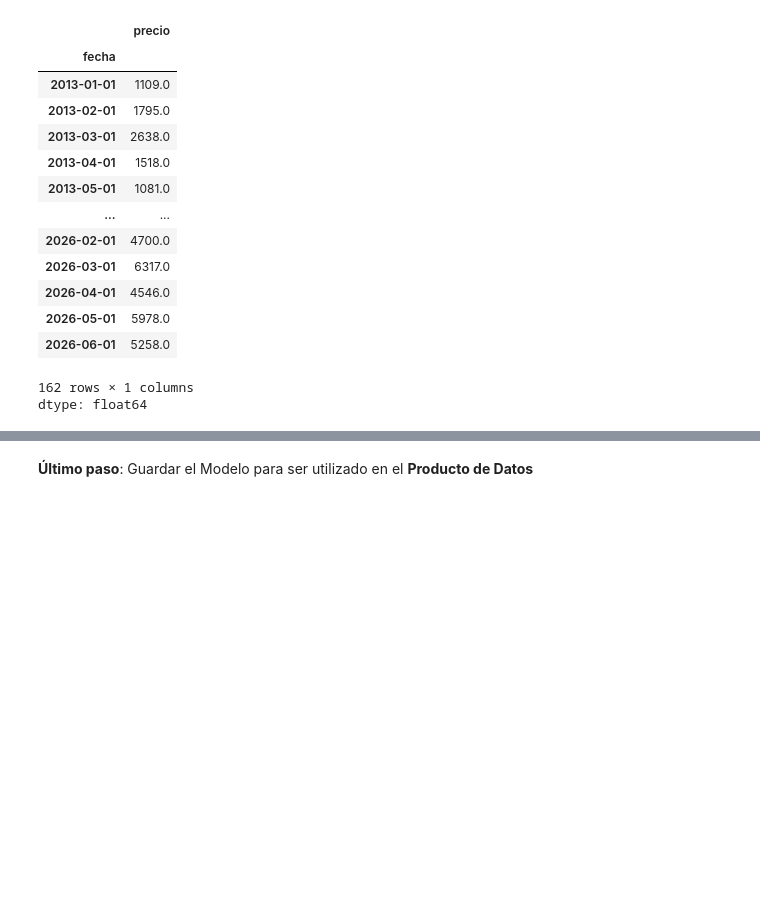
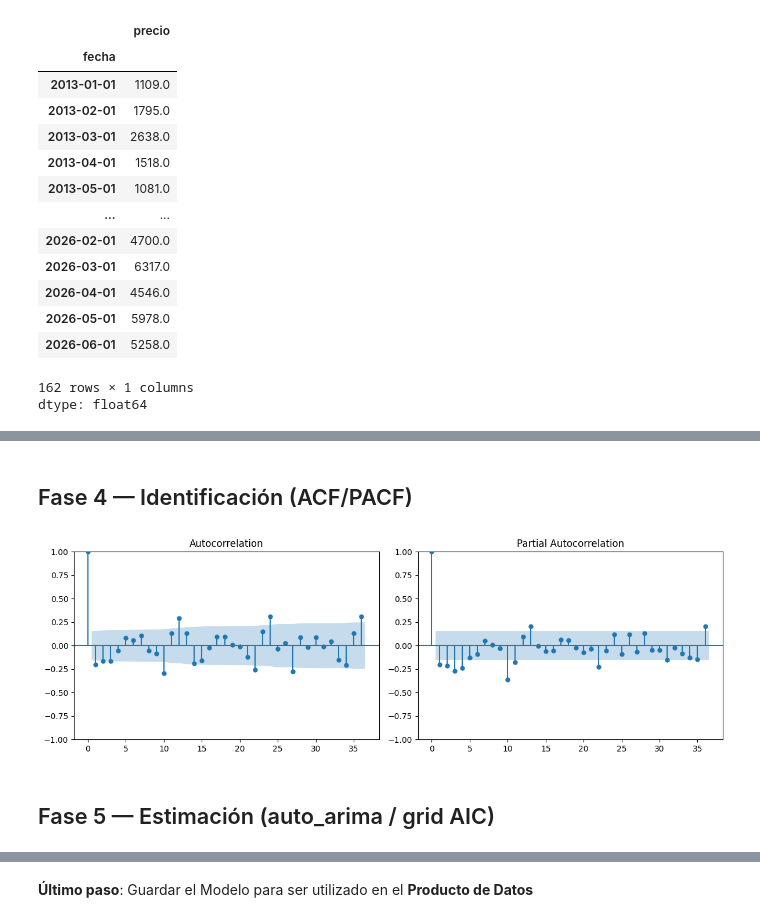
Before and after one commit to daniel-barona/proyecto_ciencia_datos, a Jupyter notebook: src/04_modelo.ipynb, the cells around one changed output, grey strips where cells are left out. Drawn from its saved outputs; the diff is of its cells as text; code cells hidden in the pictures; blank space fills up the shorter version.

```diff
--- a/src/04_modelo.ipynb
+++ b/src/04_modelo.ipynb
@@ -310,0 +415,13 @@ dtype: float64
+# %% [markdown]
+## Fase 4 — Identificación (ACF/PACF)
+# %%
+def plot_acf_pacf(y, lags=36):
+    fig, ax = plt.subplots(1,2,figsize=(12,4))
+    plot_acf(y.dropna(), lags=lags, ax=ax[0])
+    plot_pacf(y.dropna(), lags=lags, ax=ax[1], method="ywm")
+    plt.tight_layout(); plt.show()
+plot_acf_pacf(y.diff().dropna())
+# %% [output]
+[figure, added]
+# %% [markdown]
+## Fase 5 — Estimación (auto_arima / grid AIC)
```
Also changed, not shown: parts of 19 cells of this notebook.
